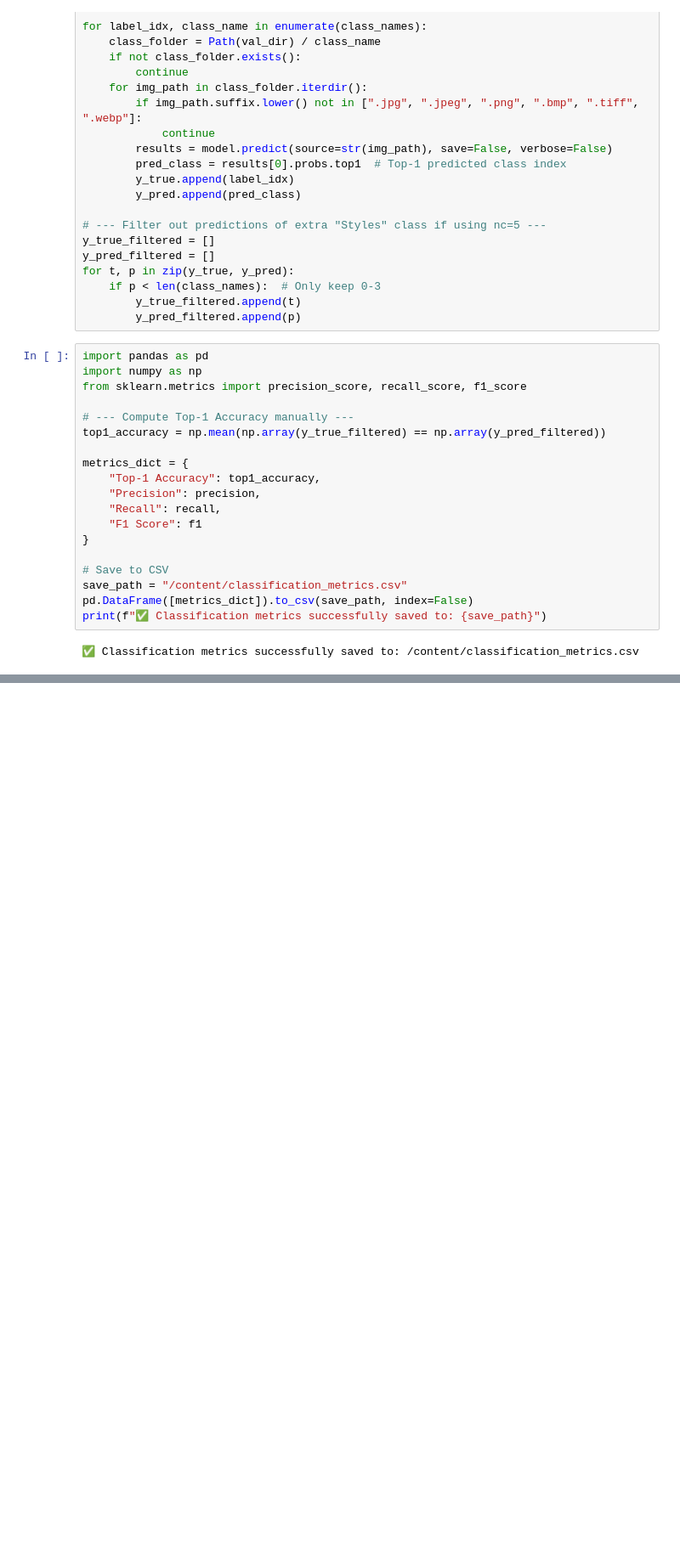
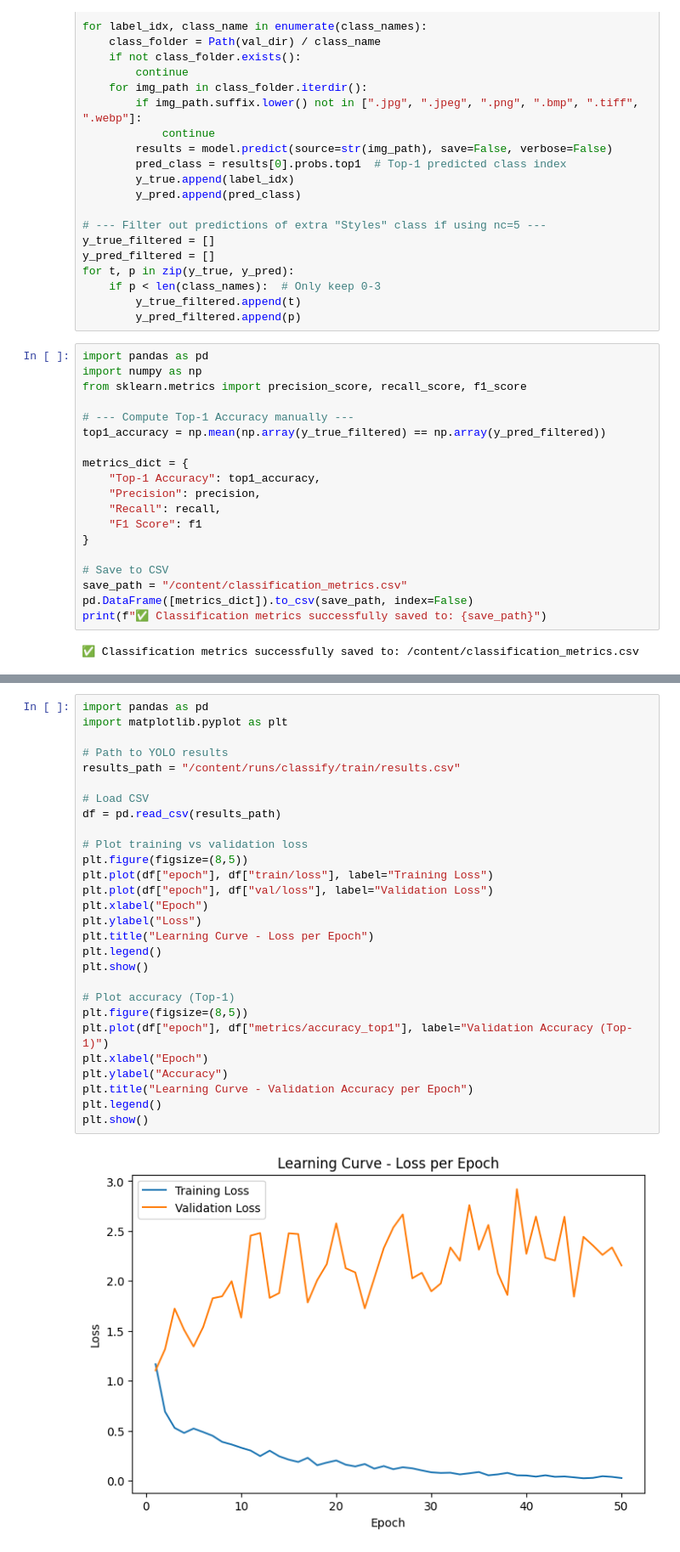
Before and after one commit to zm-f21/My-Computer-Vision-Project, a Jupyter notebook: ComputerVisionProject.ipynb, the cells around one changed output, grey strips where cells are left out. Shown: that part at 85% size. Cells and saved outputs as stored; diff of their text form; blank space fills up the shorter version.

```diff
--- a/ComputerVisionProject.ipynb
+++ b/ComputerVisionProject.ipynb
@@ -708,0 +744,30 @@ Confidence: 0.5628
+# %%
+import pandas as pd
+import matplotlib.pyplot as plt
+
+# Path to YOLO results
+results_path = "/content/runs/classify/train/results.csv"
+
+# Load CSV
+df = pd.read_csv(results_path)
+
+# Plot training vs validation loss
+plt.figure(figsize=(8,5))
+plt.plot(df["epoch"], df["train/loss"], label="Training Loss")
+plt.plot(df["epoch"], df["val/loss"], label="Validation Loss")
+plt.xlabel("Epoch")
+plt.ylabel("Loss")
+plt.title("Learning Curve - Loss per Epoch")
+plt.legend()
+plt.show()
+
+# Plot accuracy (Top-1)
+plt.figure(figsize=(8,5))
+plt.plot(df["epoch"], df["metrics/accuracy_top1"], label="Validation Accuracy (Top-1)")
+plt.xlabel("Epoch")
+plt.ylabel("Accuracy")
+plt.title("Learning Curve - Validation Accuracy per Epoch")
+plt.legend()
+plt.show()
+# %% [output]
+[figure, added]
```
Also changed, not shown: parts of 9 cells of this notebook.
